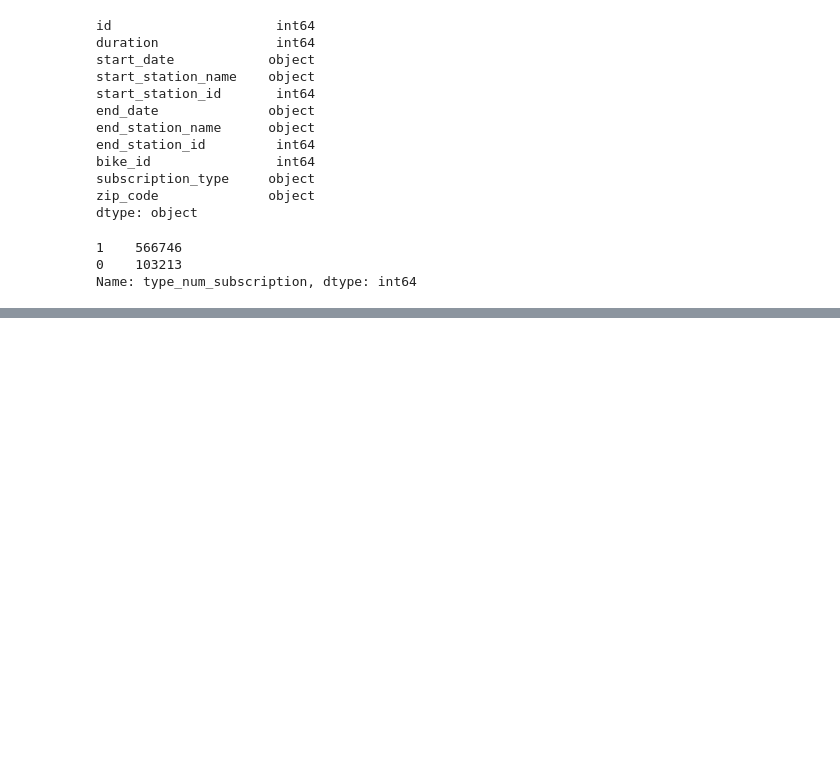
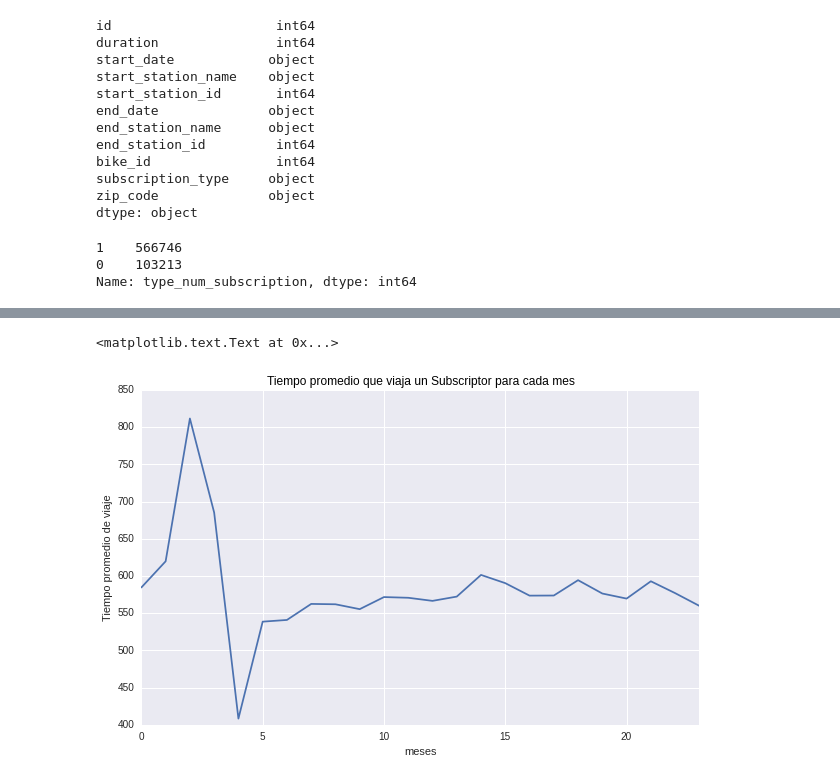
Before and after one commit to AlexVilla92/TP-Datos-2017, a Jupyter notebook: TP1-Exploracion-de-Datos-02-Suscriber-vs-Customer.ipynb, the cells around one changed output, grey strips where cells are left out. Cells and saved outputs as stored; diff of their text form; code cells hidden in the pictures; blank space fills up the shorter version.

```diff
--- a/TP1-Exploracion-de-Datos-02-Suscriber-vs-Customer.ipynb
+++ b/TP1-Exploracion-de-Datos-02-Suscriber-vs-Customer.ipynb
@@ -68,0 +66,6 @@ numSuscripcion.plot(kind = 'bar', figsize = (12,6));
+# %%
+#separo la fecha y la hora
+fechaYhora = trips['start_date'].str.split(' ')
+fecha = fechaYhora.map(lambda x: x[0])
+hora = fechaYhora.map(lambda x: x[1])
+trips = trips.assign(date_start = fecha, time_start = hora)
@@ -68,0 +74,8 @@ numSuscripcion.plot(kind = 'bar', figsize = (12,6));
+# %%
+import calendar
+trips['date_start'] = pd.to_datetime(trips['date_start'])
+trips['month_start'] = trips['date_start'].map(lambda x: x.month)
+trips['day_start'] = trips['date_start'].map(lambda x: x.weekday_name)
+# %%
+trips['hour_start'] = pd.to_datetime(trips['time_start']\
+                    , format = '%H:%M', errors = 'coerce').dt.hour
@@ -68,0 +89,4 @@ numSuscripcion.plot(kind = 'bar', figsize = (12,6));
+# %%
+#Subscriber
+tripSub = trips.loc[trips.subscription_type.str.contains('Subscriber')]\
+               .loc[trips.duration >= 10,:].loc[trips.duration <=86400] #un dia
@@ -68,0 +95,8 @@ numSuscripcion.plot(kind = 'bar', figsize = (12,6));
+# %%
+plt.title('Tiempo promedio que viaja un Subscriptor para cada mes',color='black')
+tripSub.groupby('hour_start').mean()['duration'].plot(figsize=(10,6));
+plt.ylabel('Tiempo promedio de viaje')
+plt.xlabel('meses')
+# %% [output]
+<matplotlib.text.Text at 0x...>
+[figure, added]
```
Also changed, not shown: parts of 15 cells of this notebook.
